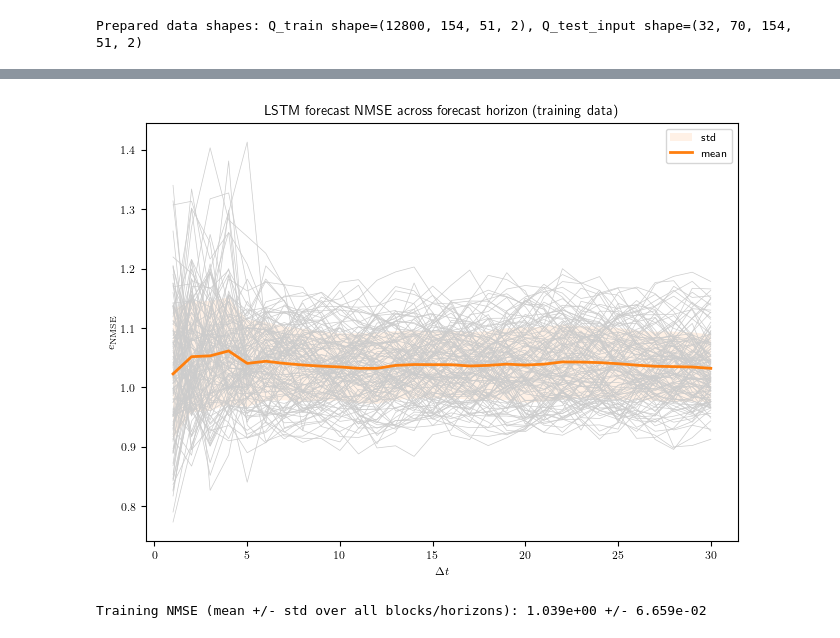
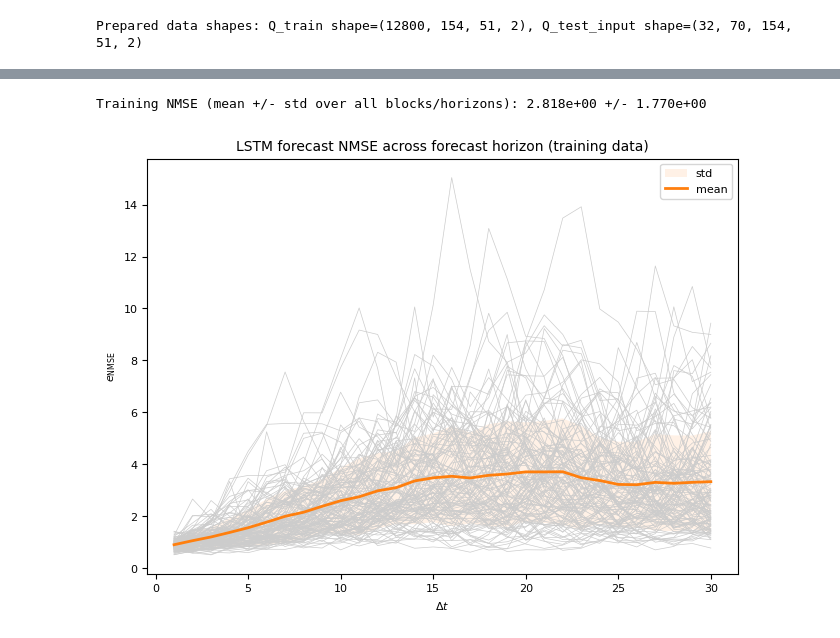
Before and after one commit to morton311/DDROM_Challenge2.1, a Jupyter notebook: DLS_Transformer/Challenge2_1_DLS_TR.ipynb, the cells around one changed output, grey strips where cells are left out. Drawn from its saved outputs; the diff is of its cells as text; code cells hidden in the pictures.

```diff
--- a/DLS_Transformer/Challenge2_1_DLS_TR.ipynb
+++ b/DLS_Transformer/Challenge2_1_DLS_TR.ipynb
@@ -25,3 +25,5 @@ else:
     import torch
     import torch.nn as nn
     from torch.utils.data import DataLoader, TensorDataset
+    device = torch.device('cuda' if torch.cuda.is_available() else 'cpu')
+    print(f"Using device: {device}")
@@ -50,8 +54,8 @@ nt_fore = 30
 nt_episode = nt_hind + nt_fore
 
 # DLS parameters
-patch_size = 19
-n_modes = 20
+patch_size = 11
+n_modes = 10
 
 # Load data
 if data_name == "piv":
@@ -199,23 +203,22 @@ if decomp_method.lower() == "dls":
     # plot comparison on physical grid
     xg = xx[:nx_t, :ny_t]
     yg = yy[:nx_t, :ny_t]
-    q_orig = Q_train[0, :nx_t, :ny_t, 0]
-    q_rec = Q_train_rec_snap[0, 0, :nx_t, :ny_t]
+    q_orig = Q_train[0, :nx_t, :ny_t, 0] + ux_mean[0, :nx_t, :ny_t]
+    q_rec = Q_train_rec_snap[0, 0, :nx_t, :ny_t] + ux_mean[0, :nx_t, :ny_t]
 
     vabs = max(np.max(np.abs(q_orig)), np.max(np.abs(q_rec)))
 
     print(f"xg_shape={xg.shape}, yg_shape={yg.shape}, q_orig_shape={q_orig.shape}, q_rec_shape={q_rec.shape}")
 
-    plt.figure()
+    plt.figure(figsize=(6, 4))
     plt.subplot(2, 1, 1)
     plt.title("Original ux")
-    plt.pcolormesh(xg, yg, q_orig, shading='auto', cmap='RdBu_r', vmin=-vabs, vmax=vabs)
+    plt.pcolormesh(xg, yg, q_orig, shading='gouraud', cmap='RdBu_r', vmin=-vabs, vmax=vabs)
     plt.colorbar()
 
     plt.subplot(2, 1, 2)
     plt.title("Reconstructed ux (DLS)")
-    plt.pcolormesh(xg, yg, q_rec, shading='auto', cmap='RdBu_r', vmin=-vabs, vmax=vabs)
+    plt.pcolormesh(xg, yg, q_rec, shading='gouraud', cmap='RdBu_r', vmin=-vabs, vmax=vabs)
     plt.colorbar()
-
-    plt.show()
+    plt.savefig(fig_dir / 'dls_reconstruction.png', dpi=300)
 # %% [output]
@@ -350,6 +353,7 @@ Prepared test data: A1_test shape=(32, 69, 4536), A2_test shape=(32, 69, 4536)
 # %%
-# model = models.LSTMModel(time_lag=nt_hind-1, input_dim=dof_train.shape[-1], hidden_dim=2048, num_layers=2, dropout=0.0).to('cuda')
-model = models.TransformerEncoderModel(time_lag=nt_hind-1, input_dim=dof_train.shape[-1], d_model=4096, nhead=4, num_layers=1, dropout=0.0).to('cuda')
+importlib.reload(models)
+# model = models.LSTMModel(time_lag=nt_hind-1, input_dim=dof_train.shape[-1], hidden_dim=2048, num_layers=2, dropout=0.0).to(device)
+model = models.TransformerEncoderModel(time_lag=nt_hind-1, input_dim=dof_train.shape[-1], d_model=512, nhead=4, num_layers=2, dropout=0.0).to(device)
 # print(f"Initialized model: {model}")
 
 criterion = nn.MSELoss()
@@ -358,7 +362,15 @@ optimizer = torch.optim.Adam(model.parameters(), lr=1e-3)
 train_loader = models.make_dataloader(torch.tensor(A1, dtype=torch.float32), torch.tensor(A2, dtype=torch.float32), batch_size=n_miniBatch, shuffle=True)
 test_loader = models.make_dataloader(torch.tensor(A1_test, dtype=torch.float32), torch.tensor(A2_test, dtype=torch.float32), batch_size=n_miniBatch, shuffle=False)
 
-losses = models.train_model(model, train_loader, test_loader, criterion, optimizer, num_epochs=n_epoch, patience=n_patience, device='cuda', model_dir=script_dir / 'models', data_name='challenge2_1')
+losses = models.train_model(model,
+                            train_loader, test_loader,
+                            criterion, optimizer,
+                            num_epochs=n_epoch,
+                            patience=n_patience,
+                            device=device,
+                            model_dir=script_dir / 'models',
+                            data_name='challenge2_1',
+                            checkpointing=False)
 
 # plot losses
 plt.figure()
@@ -392,7 +420,7 @@ for n in range(n_sample_train):
     Q_fore_true = Q_train[idx_fore].reshape(nt_fore, nx, ny, 2)
 
     A_in = (A_hind_train[n] - A_mu[np.newaxis, :]) / A_std[np.newaxis, :]
-    A_fore = models.forecastClosedLoop(model, A_in, nt_fore, device='cuda')
+    A_fore = models.forecastClosedLoop(model, A_in, nt_fore, device=device)
     A_fore = A_fore.detach().cpu().numpy()
     A_fore = A_fore * A_std[np.newaxis, :] + A_mu[np.newaxis, :]
     A_fore_train[n] = A_fore
@@ -431,36 +459,36 @@ plt.plot(t_fore, e_nmse_train.T, linewidth=0.5, color=(0.8, 0.8, 0.8))
 
 # Mean and standard deviation across samples at each forecast step
 e_nmse_mean = np.mean(e_nmse_train, axis=0)
 e_nmse_std = np.std(e_nmse_train, axis=0)
 
 
 rgb = plt.get_cmap("tab10").colors
 h_band = plt.fill_between(
     t_fore,
     e_nmse_mean - e_nmse_std,
     e_nmse_mean + e_nmse_std,
     color=rgb[1],
     alpha=0.1,
     edgecolor="none",
     label="std",
 )
 h_mean, = plt.plot(t_fore, e_nmse_mean, "-", linewidth=2, color=rgb[1], label="mean")
 
 plt.xlabel(r"$\Delta t$")
 plt.ylabel(r"$e_\mathrm{NMSE}$")
 plt.title("LSTM forecast NMSE across forecast horizon (training data)")
 plt.legend(handles=[h_band, h_mean], loc="best")
-plt.show()
+plt.savefig(fig_dir / 'train_forecast_nmse.png', dpi=300)
 
 train_nmse_mean = np.mean(e_nmse_train)
 train_nmse_std = np.std(e_nmse_train)
 print(
     f"Training NMSE (mean +/- std over all blocks/horizons): "
     f"{train_nmse_mean:.3e} +/- {train_nmse_std:.3e}"
 )
 # %% [output]
+Training NMSE (mean +/- std over all blocks/horizons): 2.818e+00 +/- 1.770e+00
-[figure, old version]
+[figure, new version]
-Training NMSE (mean +/- std over all blocks/horizons): 1.039e+00 +/- 6.659e-02
 # %%
 ######################################
 # POD-LSTM closed-loop forecast test #
```
Also changed, not shown: parts of 10 cells of this notebook, 3 other files.
